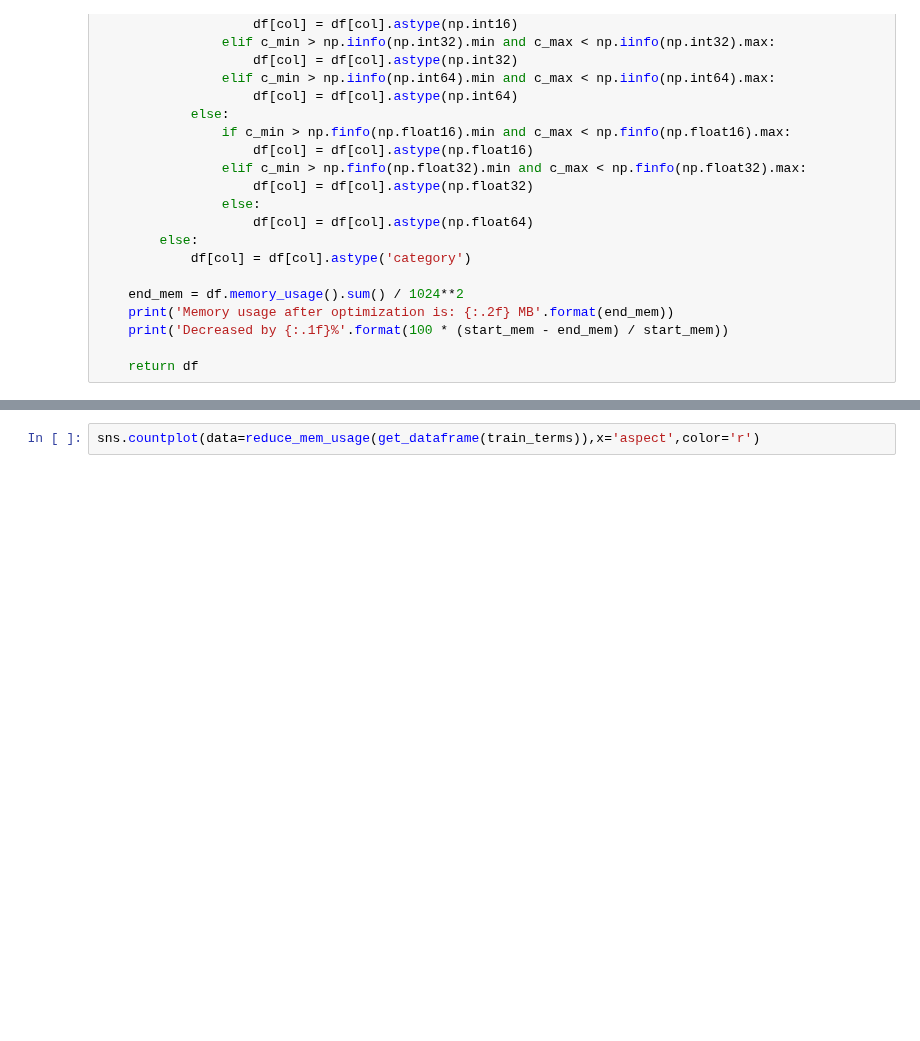
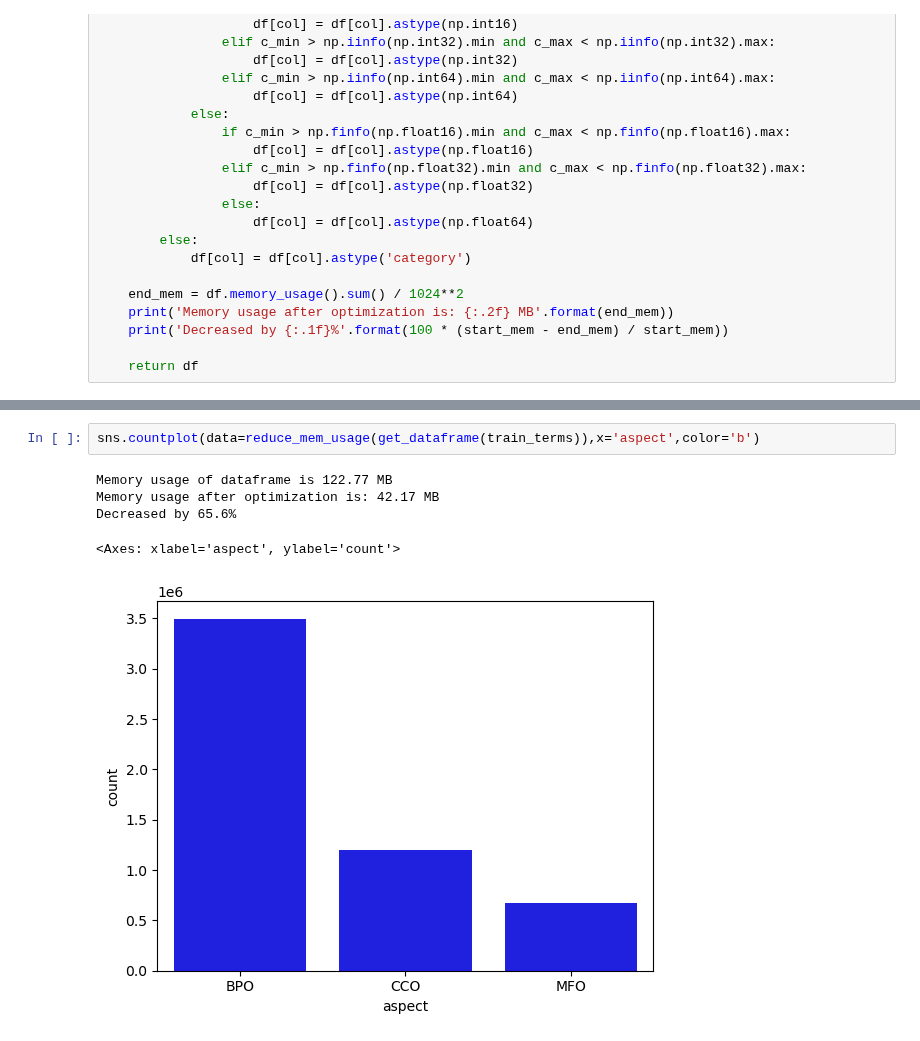
Before and after one commit to averma111/Kaggle_Competition, a Jupyter notebook: cafa5-pytorch-lightning.ipynb, the cells around one changed output, grey strips where cells are left out. Saved outputs shown, nothing was run; the diff lists cells and outputs as text; blank space fills up the shorter version.

```diff
--- a/cafa5-pytorch-lightning.ipynb
+++ b/cafa5-pytorch-lightning.ipynb
@@ -91,4 +121,10 @@ summary('train_terms',reduce_mem_usage(get_dataframe(train_terms)))
 # %%
-sns.countplot(data=reduce_mem_usage(get_dataframe(train_terms)),x='aspect',color='r')
+sns.countplot(data=reduce_mem_usage(get_dataframe(train_terms)),x='aspect',color='b')
+# %% [output]
+Memory usage of dataframe is 122.77 MB
+Memory usage after optimization is: 42.17 MB
+Decreased by 65.6%
+<Axes: xlabel='aspect', ylabel='count'>
+[figure, added]
 # %%
 train_terms=reduce_mem_usage(get_dataframe(train_terms))
```
Also changed, not shown: parts of 13 cells of this notebook.
